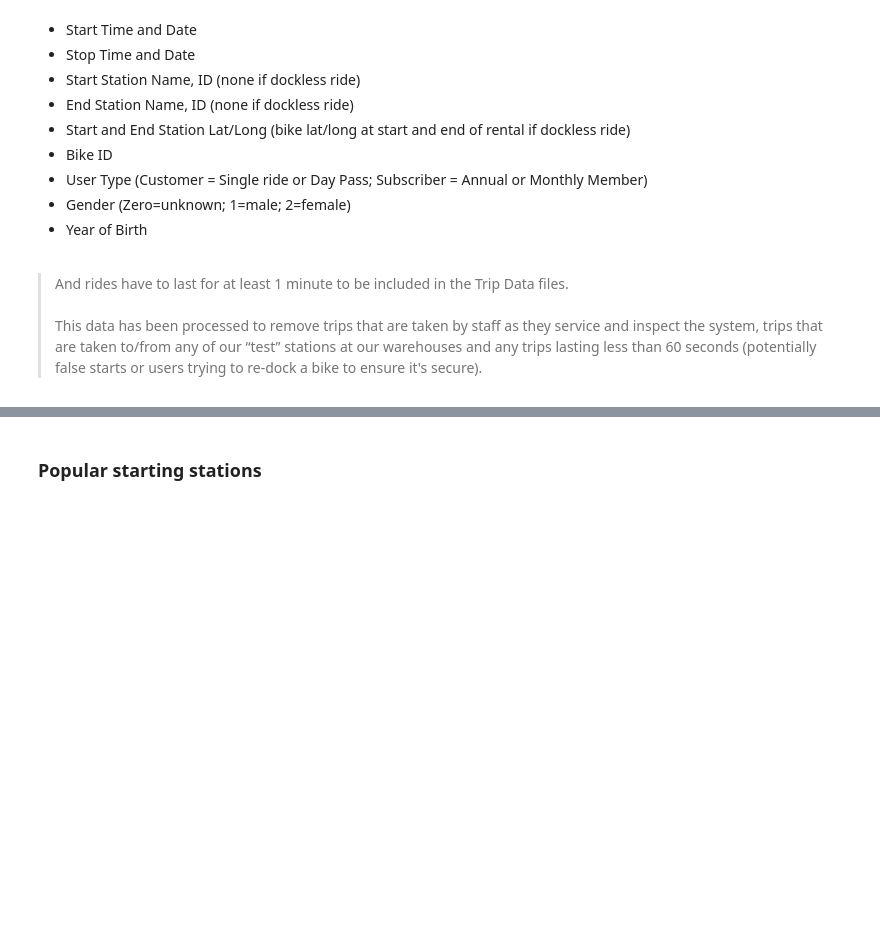
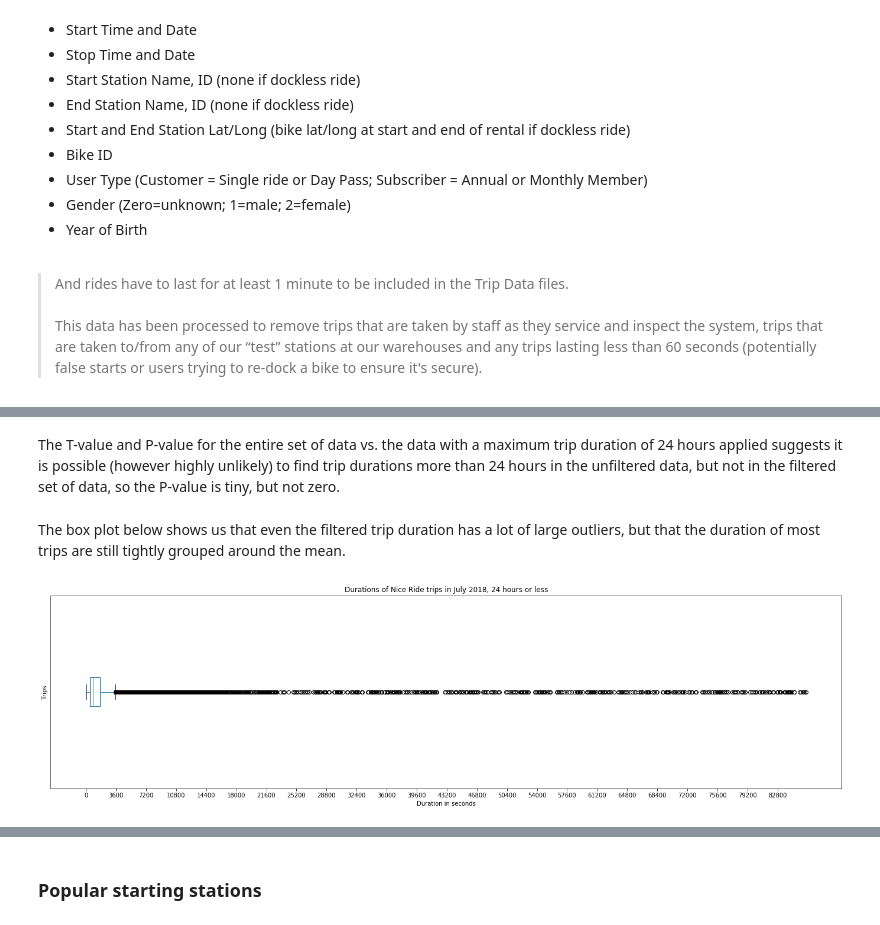
Before and after one commit to iamjeremybe/thinkful_data_science, a Jupyter notebook: Capstone 1/First Capstone - Analyzing Nice Ride data.ipynb, the cells around one changed output, grey strips where cells are left out. Cells and saved outputs as stored; diff of their text form; code cells hidden in the pictures; blank space fills up the shorter version.

```diff
--- a/Capstone 1/First Capstone - Analyzing Nice Ride data.ipynb
+++ b/Capstone 1/First Capstone - Analyzing Nice Ride data.ipynb
@@ -51,0 +66,13 @@ In addition to the more obviously recreational stations (discussed in more detai
+# %%
+input_filename = '201807-niceride-tripdata.csv.zip'
+df = pd.read_csv(input_filename)
+
+# Let's also grab the month and year from the filename--we can use it in descriptions and titles.
+# Nice Ride's filenames are consistent, so if we choose a different file to analyze later,
+#  this date change will flow through the rest of this document.
+yearmonth, junk = input_filename.split('-',1)
+input_year = int(yearmonth[:4])
+
+# Turn two-digit month into month name (07 --> "July")
+input_month = int(yearmonth[4:])
+input_month = datetime.date(input_year, input_month, 1).strftime('%B')
@@ -51,0 +132,16 @@ In addition to the more obviously recreational stations (discussed in more detai
+# %%
+def duration_boxplot(series):
+    fig, ax_dur_box = plt.subplots(figsize=(24,6))
+
+# Setting vert=False plots the data horizontally, which suits this data better.
+    ax_dur_box = series.plot.box(vert=False)
+    ax_dur_box.set_title('Durations of Nice Ride trips in {} {}, 24 hours or less'.\
+                         format(input_month,input_year))
+
+    ax_dur_box.set_xlabel('Duration in seconds')
+    ax_dur_box.set_xticks(range(0,86400,3600))
+
+    ax_dur_box.set_ylabel('Trips')
+# Disable ticks for this graph--there's only one series of values anyway
+    ax_dur_box.set_yticks([0])
+    plt.show()
@@ -51,0 +432,8 @@ In addition to the more obviously recreational stations (discussed in more detai
+# %% [markdown]
+The T-value and P-value for the entire set of data vs. the data with a maximum trip duration of 24 hours applied suggests it is possible (however highly unlikely) to find trip durations more than 24 hours in the unfiltered data, but not in the filtered set of data, so the P-value is tiny, but not zero.
+# %% [markdown]
+The box plot below shows us that even the filtered trip duration has a lot of large outliers, but that the duration of most trips are still tightly grouped around the mean.
+# %%
+duration_boxplot(df_one_day_duration['tripduration'])
+# %% [output]
+[figure, added]
```
Also changed, not shown: parts of 85 cells of this notebook.
